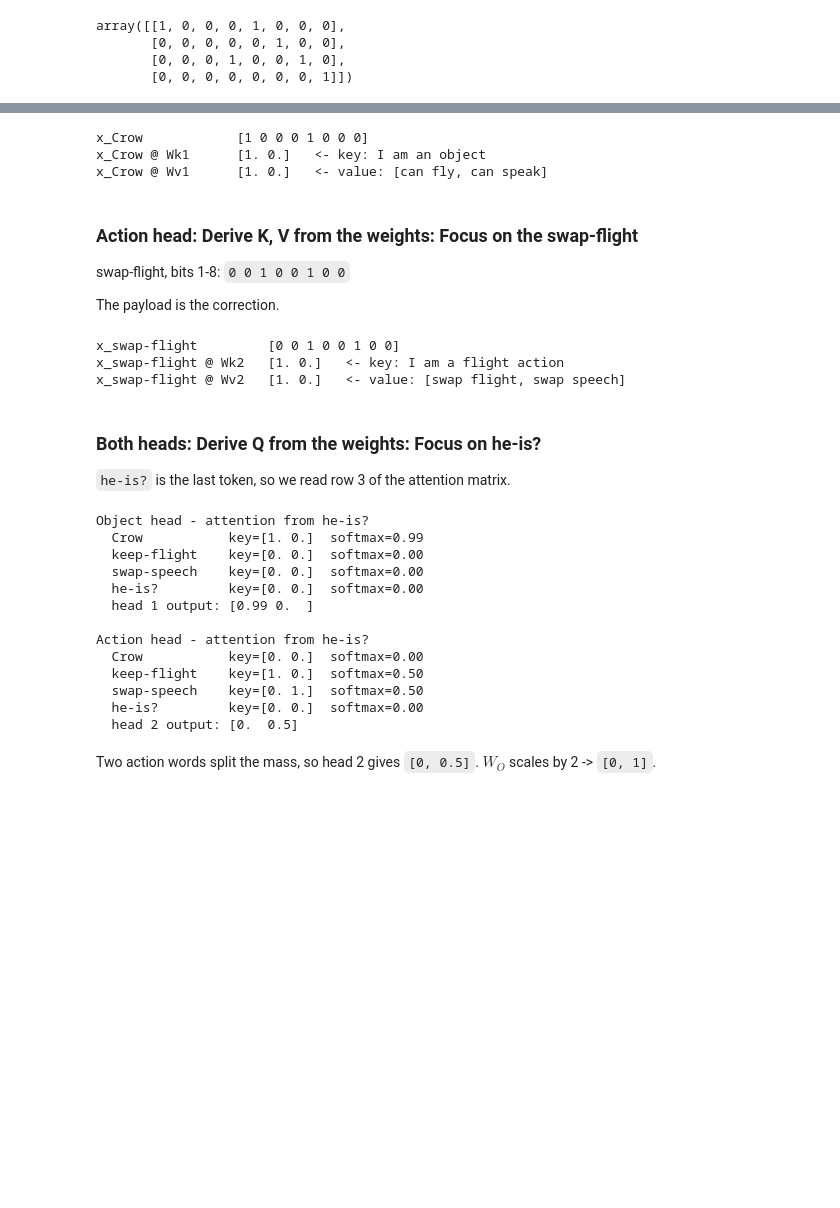
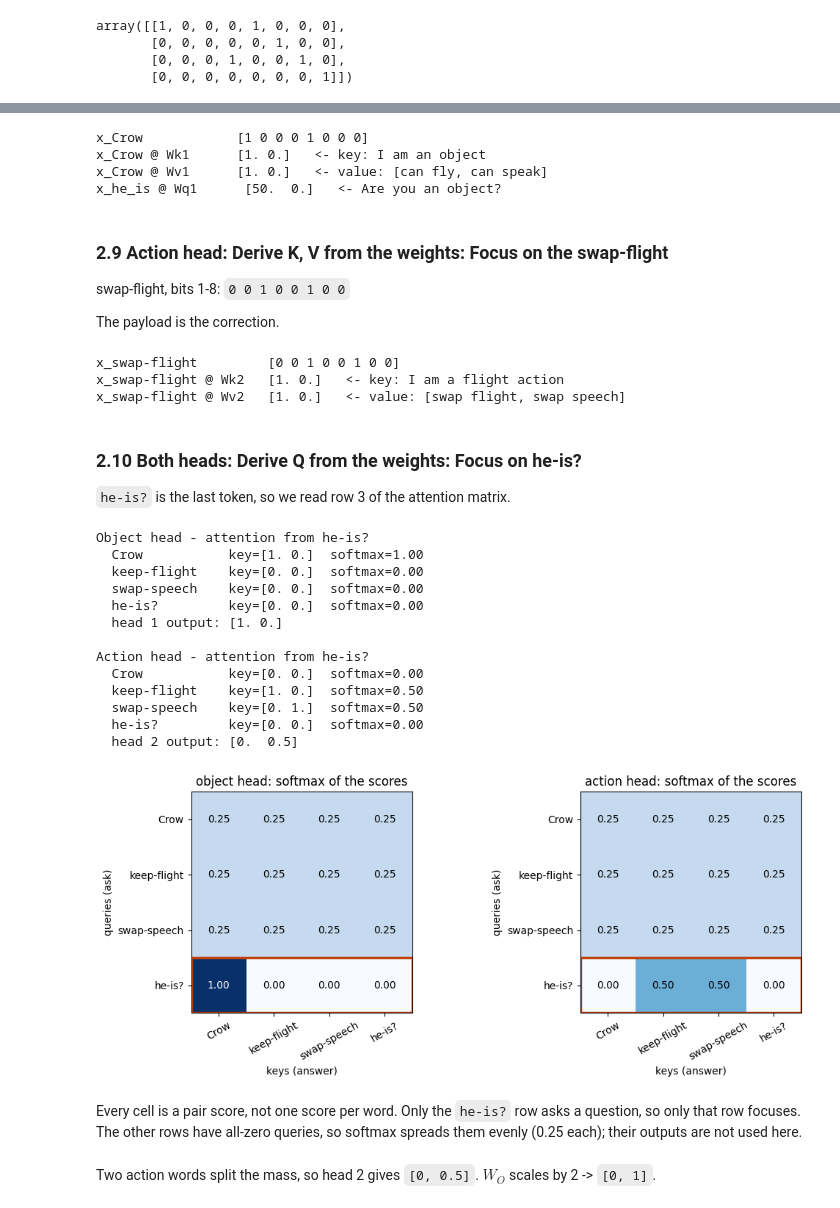
Before and after one commit to techaarvam/byom_workshop, a Jupyter notebook: attention_ann.ipynb, the cells around one changed output, grey strips where cells are left out. Saved outputs shown, nothing was run; the diff lists cells and outputs as text; code cells hidden in the pictures; blank space fills up the shorter version.

```diff
--- a/attention_ann.ipynb
+++ b/attention_ann.ipynb
@@ -248,7 +295,7 @@ Object head - "Crow" replies: I am an Object.
 - Row 5 -> key replies to this question. (i.e every token replies)
 - Rows 1-2 -> payload is can fly, can speak. (Every token can have a payload, and tokens with high-scores get to send their payload)
 # %%
-Wq1 = np.zeros((8, 2)); Wq1[7] = [8, 0]
+Wq1 = np.zeros((8, 2)); Wq1[7] = [50, 0]
 Wk1 = np.zeros((8, 2)); Wk1[4] = [1, 0]
 Wv1 = np.zeros((8, 2)); Wv1[0] = [1, 0]; Wv1[1] = [0, 1]
 
@@ -278,7 +327,7 @@ Wk1
 - Rows 6-7 -> keys are the two action types
 - Rows 3-4 -> payload is swap flight, swap speech
 # %%
-Wq2 = np.zeros((8, 2)); Wq2[7] = [8, 8]
+Wq2 = np.zeros((8, 2)); Wq2[7] = [50, 50]
 Wk2 = np.zeros((8, 2)); Wk2[5] = [1, 0]; Wk2[6] = [0, 1]
 Wv2 = np.zeros((8, 2)); Wv2[2] = [1, 0]; Wv2[3] = [0, 1]
 
@@ -309,16 +358,20 @@ Crow, bits 1-8: `1 0 0 0 1 0 0 0`
 The payload is Crow's object attributes.
 # %%
 crow = token_to_bitvec["Crow"]
+heis = token_to_bitvec["he-is?"]
 
 print("x_Crow           ", crow)
 print("x_Crow @ Wk1     ", crow @ Wk1, "  <- key: I am an object")
 print("x_Crow @ Wv1     ", crow @ Wv1, "  <- value: [can fly, can speak]")
+
+print("x_he_is @ Wq1     ", heis @ Wq1, "  <- Are you an object?")
 # %% [output]
 x_Crow            [1 0 0 0 1 0 0 0]
 x_Crow @ Wk1      [1. 0.]   <- key: I am an object
 x_Crow @ Wv1      [1. 0.]   <- value: [can fly, can speak]
+x_he_is @ Wq1      [50.  0.]   <- Are you an object?
 # %% [markdown]
-### Action head: Derive K, V from the weights: Focus on the swap-flight
+### 2.9 Action head: Derive K, V from the weights: Focus on the swap-flight
 
 swap-flight, bits 1-8: `0 0 1 0 0 1 0 0`
 
@@ -334,7 +387,7 @@ x_swap-flight         [0 0 1 0 0 1 0 0]
 x_swap-flight @ Wk2   [1. 0.]   <- key: I am a flight action
 x_swap-flight @ Wv2   [1. 0.]   <- value: [swap flight, swap speech]
 # %% [markdown]
-### Both heads: Derive Q from the weights: Focus on he-is?
+### 2.10 Both heads: Derive Q from the weights: Focus on he-is?
 
 `he-is?` is the last token, so we read row 3 of the attention matrix.
 # %%
@@ -354,11 +407,11 @@ for tok, k, a in zip(sentence, K2, A2[q]):
 print("  head 2 output:", out2[q])
 # %% [output]
 Object head - attention from he-is?
-  Crow           key=[1. 0.]  softmax=0.99
+  Crow           key=[1. 0.]  softmax=1.00
   keep-flight    key=[0. 0.]  softmax=0.00
   swap-speech    key=[0. 0.]  softmax=0.00
   he-is?         key=[0. 0.]  softmax=0.00
-  head 1 output: [0.99 0.  ]
+  head 1 output: [1. 0.]
 
 Action head - attention from he-is?
   Crow           key=[0. 0.]  softmax=0.00
@@ -366,6 +419,28 @@ Action head - attention from he-is?
   swap-speech    key=[0. 1.]  softmax=0.50
   he-is?         key=[0. 0.]  softmax=0.00
   head 2 output: [0.  0.5]
+# %%
+import matplotlib.pyplot as plt  # Draws the full attention matrices.
+
+# The full pairwise matrix: every query row against every key column.
+fig, axes = plt.subplots(1, 2, figsize=(11, 4.4))
+for ax, A, title in [(axes[0], A1, "object head"), (axes[1], A2, "action head")]:
+    ax.imshow(A, cmap="Blues", vmin=0, vmax=1)
+    for r in range(len(sentence)):
+        for c in range(len(sentence)):
+            ax.text(c, r, f"{A[r, c]:.2f}", ha="center", va="center",
+                    color="white" if A[r, c] > 0.6 else "black")
+    ax.set_xticks(range(len(sentence)), sentence, rotation=30)
+    ax.set_yticks(range(len(sentence)), sentence)
+    ax.set(title=f"{title}: softmax of the scores", xlabel="keys (answer)", ylabel="queries (ask)")
+    ax.add_patch(plt.Rectangle((-0.5, q - 0.5), len(sentence), 1,
+                               fill=False, edgecolor="#c2410c", linewidth=2.5))
+plt.tight_layout()
+plt.show()
+# %% [output]
+[figure, added]
+# %% [markdown]
+Every cell is a pair score, not one score per word. Only the `he-is?` row asks a question, so only that row focuses. The other rows have all-zero queries, so softmax spreads them evenly (0.25 each); their outputs are not used here.
 # %% [markdown]
 Two action words split the mass, so head 2 gives `[0, 0.5]`.
 $W_O$ scales by 2 -> `[0, 1]`.
```
Also changed, not shown: parts of 32 cells of this notebook, 33 other files.
